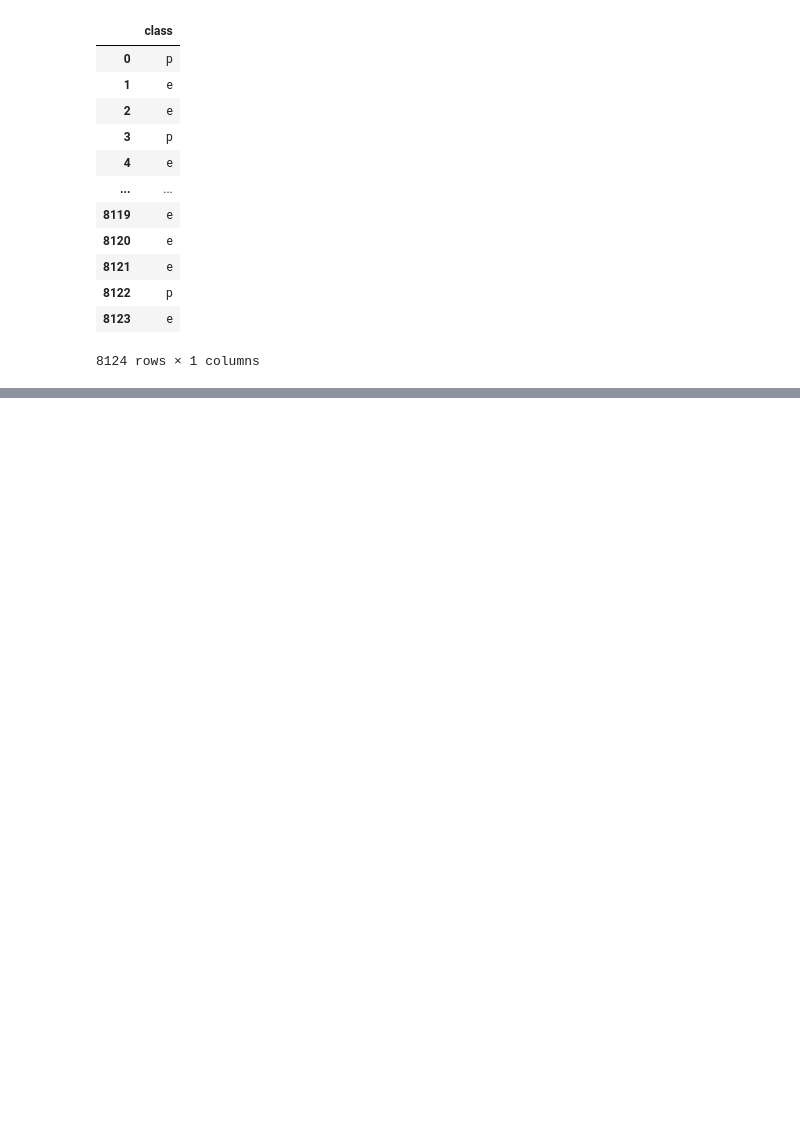
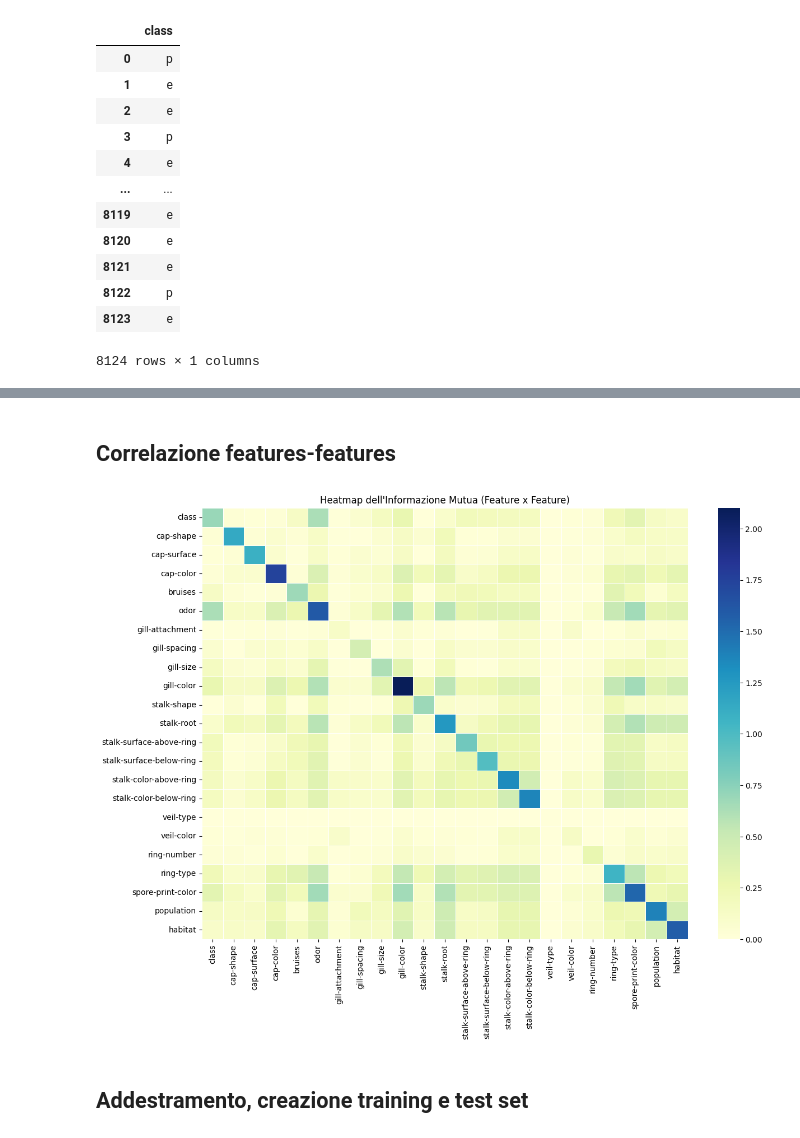
Before and after one commit to sammiforza3/MLTrainingWithNoisyDatasets, a Jupyter notebook: decisiontree.ipynb, the cells around one changed output, grey strips where cells are left out. Saved outputs shown, nothing was run; the diff lists cells and outputs as text; code cells hidden in the pictures; blank space fills up the shorter version.

```diff
--- a/decisiontree.ipynb
+++ b/decisiontree.ipynb
@@ -123,0 +138,35 @@ Name: cap-shape_c, Length: 5686, dtype: float64
+# %% [markdown]
+## Correlazione features-features
+# %%
+from sklearn.preprocessing import LabelEncoder
+
+# 1. Creiamo una copia per non sporcare il DataFrame originale
+df_encoded = df.copy()
+
+# 2. Inizializziamo l'encoder
+le = LabelEncoder()
+
+# 3. Trasformiamo ogni colonna da testo a numeri
+for col in df_encoded.columns:
+    df_encoded[col] = le.fit_transform(df_encoded[col])
+# %%
+def mi_matrix(df):
+    cols = df.columns
+    out = pd.DataFrame(index=cols, columns=cols)
+
+    for c in cols:
+        mi = mutual_info_classif(df, df[c], discrete_features=True)
+        out[c] = mi
+
+    return out.astype(float)
+
+mi_matrix=mi_matrix(df_encoded)
+# %%
+plt.figure(figsize=(14, 10))
+sns.heatmap(mi_matrix, annot=False, cmap='YlGnBu', linewidths=0.5)
+plt.title("Heatmap dell'Informazione Mutua (Feature x Feature)")
+plt.show()
+# %% [output]
+[figure, added]
+# %% [markdown]
+## Addestramento, creazione training e test set
```
Also changed, not shown: parts of 15 cells of this notebook, 1 other file.
